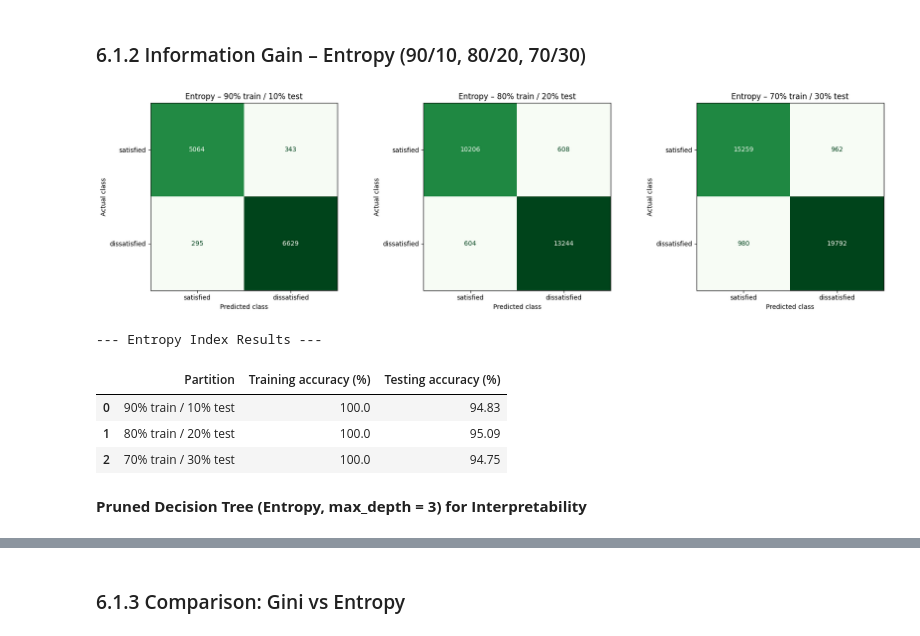
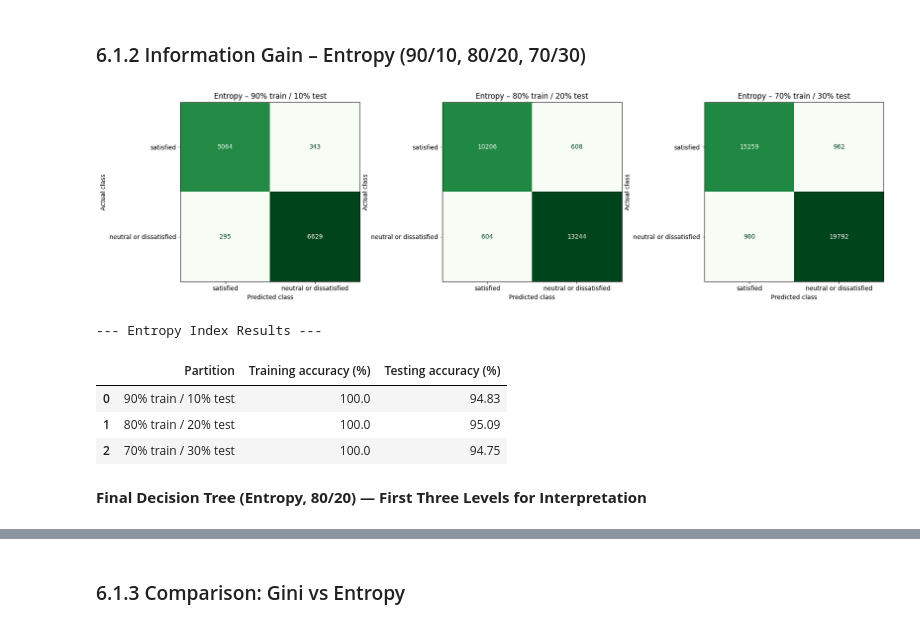
Before and after one commit to Layal06-gh/IT326-Airline-Satisfaction, a Jupyter notebook: Reports/Phase3.ipynb, the cells around one changed output, grey strips where cells are left out. Drawn from its saved outputs; the diff is of its cells as text; code cells hidden in the pictures.

```diff
--- a/Reports/Phase3.ipynb
+++ b/Reports/Phase3.ipynb
@@ -730,7 +730,7 @@ for i, test_size in enumerate(splits):
     results.append([label, round(train_acc * 100, 2), round(test_acc * 100, 2)])
 
     cm = confusion_matrix(y_te, y_pred, labels=[1, 0])
-    ConfusionMatrixDisplay(cm, display_labels=['satisfied', 'dissatisfied']).plot(
+    ConfusionMatrixDisplay(cm, display_labels=['satisfied', 'neutral or dissatisfied']).plot(
         ax=axes[i], cmap='Blues', values_format='d', colorbar=False
     )
     axes[i].set_title(f"Gini – {label}")
@@ -781,42 +781,42 @@ fig, axes = plt.subplots(1, 3, figsize=(18, 5))
 
 for i, test_size in enumerate(splits):
     X_tr, X_te, y_tr, y_te = train_test_split(
         X, y, test_size=test_size, random_state=42, stratify=y
     )
 
     tree_ent = DecisionTreeClassifier(criterion='entropy', random_state=42)
     tree_ent.fit(X_tr, y_tr)
 
     y_pred = tree_ent.predict(X_te)
     train_acc = accuracy_score(y_tr, tree_ent.predict(X_tr))
     test_acc = accuracy_score(y_te, y_pred)
 
     label = f"{int((1-test_size)*100)}% train / {int(test_size * 100)}% test"
     entropy_results.append([label, round(train_acc * 100, 2), round(test_acc * 100, 2)])
 
     cm = confusion_matrix(y_te, y_pred, labels=[1, 0])
-    ConfusionMatrixDisplay(cm, display_labels=['satisfied', 'dissatisfied']).plot(
+    ConfusionMatrixDisplay(cm, display_labels=['satisfied', 'neutral or dissatisfied']).plot(
         ax=axes[i], cmap='Greens', values_format='d', colorbar=False
     )
     axes[i].set_title(f"Entropy – {label}")
     axes[i].set_xlabel('Predicted class')
     axes[i].set_ylabel('Actual class')
 
 plt.tight_layout()
 plt.show()
 
 df_entropy_results = pd.DataFrame(entropy_results, columns=['Partition', 'Training accuracy (%)', 'Testing accuracy (%)'])
 print("\n--- Entropy Index Results ---")
 display(df_entropy_results)
 # %% [output]
-[figure, old version]
+[figure, new version]
 --- Entropy Index Results ---
 |  | Partition | Training accuracy (%) | Testing accuracy (%) |
 | 0 | 90% train / 10% test | 100.0 | 94.83 |
 | 1 | 80% train / 20% test | 100.0 | 95.09 |
 | 2 | 70% train / 30% test | 100.0 | 94.75 |
 # %% [markdown]
-**Pruned Decision Tree (Entropy, max_depth = 3) for Interpretability**
+**Final Decision Tree (Entropy, 80/20) — First Three Levels for Interpretation**
 # %%
 from sklearn.tree import plot_tree
 
```
Also changed, not shown: parts of 18 cells of this notebook.
